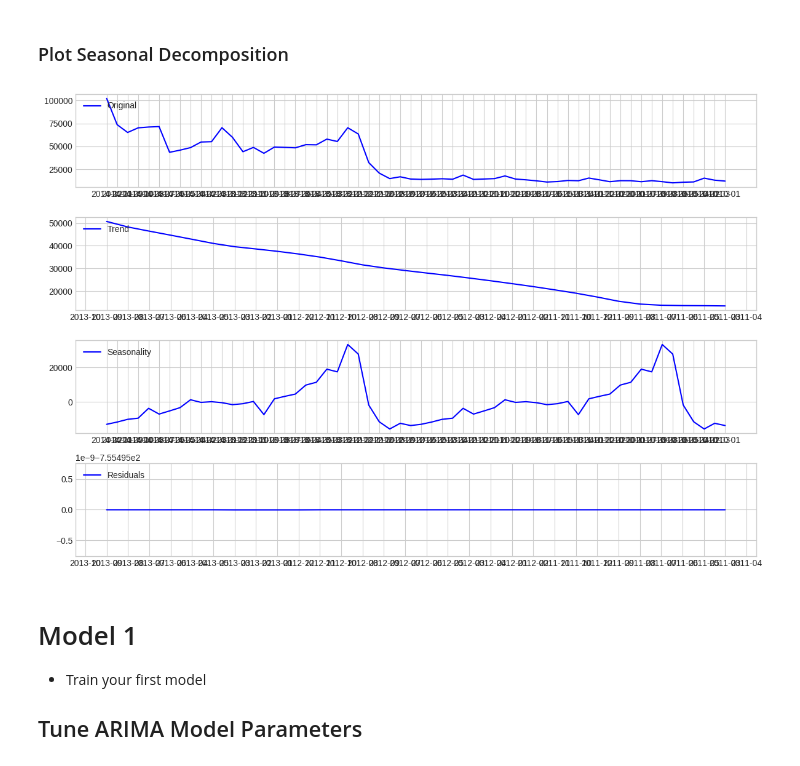
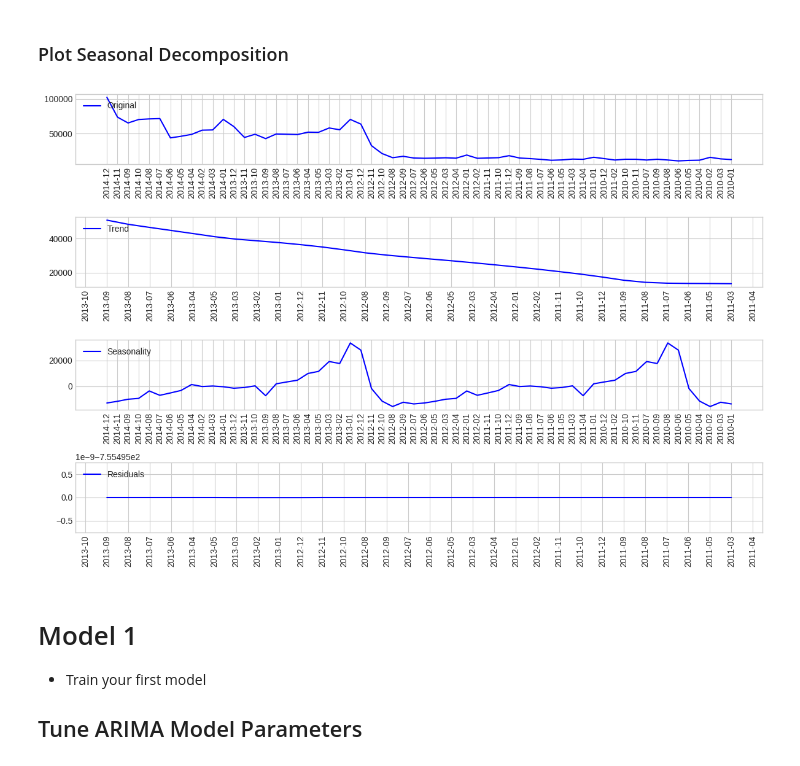
Before and after one commit to clairelin20523/dsc232r-amazon-predictive-modeling, a Jupyter notebook: milestone4.ipynb, the cells around one changed output. Saved outputs shown, nothing was run; the diff lists cells and outputs as text; code cells hidden in the pictures.

```diff
--- a/milestone4.ipynb
+++ b/milestone4.ipynb
@@ -805,32 +817,40 @@ plot_categories(subcategory)
 # %% [markdown]
 ### Plot Seasonal Decomposition
 # %%
-count_per_month2 = train_df.groupBy("review_date", "subcategory").agg(F.count("*").alias("count"))
-df_pd2 = count_per_month2.toPandas()
+def seasonal_decomp(df):
+    count_per_month2 = df.groupBy("review_date", "subcategory").agg(F.count("*").alias("count"))
+    df_pd2 = count_per_month2.toPandas()
 
-df_pd2 = df_pd2[df_pd2['subcategory'] == 'Media']
-df_pd2.set_index('review_date', inplace=True)
-count_series = df_pd2['count']
+    df_pd2 = df_pd2[df_pd2['subcategory'] == 'Media']
+    df_pd2.set_index('review_date', inplace=True)
+    count_series = df_pd2['count']
 
-result = seasonal_decompose(count_series, model='additive', period=30)
+    result = seasonal_decompose(count_series, model='additive', period=30)
 
-plt.figure(figsize=(12, 8))
-plt.subplot(411)
-plt.plot(result.observed, label='Original', color='blue')
-plt.legend(loc='upper left')
-plt.subplot(412)
-plt.plot(result.trend, label='Trend', color='blue')
-plt.legend(loc='upper left')
-plt.subplot(413)
-plt.plot(result.seasonal, label='Seasonality', color='blue')
-plt.legend(loc='upper left')
-plt.subplot(414)
-plt.plot(result.resid, label='Residuals', color='blue')
-plt.legend(loc='upper left')
-plt.tight_layout()
-plt.show()
+    plt.figure(figsize=(12, 8))
+    plt.subplot(411)
+    plt.plot(result.observed, label='Original', color='blue')
+    plt.legend(loc='upper left')
+    plt.xticks(rotation=90)
+    plt.subplot(412)
+    plt.plot(result.trend, label='Trend', color='blue')
+    plt.legend(loc='upper left')
+    plt.xticks(rotation=90)
+    plt.subplot(413)
+    plt.plot(result.seasonal, label='Seasonality', color='blue')
+    plt.legend(loc='upper left')
+    plt.xticks(rotation=90)
+    plt.subplot(414)
+    plt.plot(result.resid, label='Residuals', color='blue')
+    plt.legend(loc='upper left')
+    plt.xticks(rotation=90)
+    plt.tight_layout()
+    return plt
-# %% [output]
-[figure, removed]
+# %%
+plt = seasonal_decomp(train_df)
+#plt.savefig('4.png')
+# %% [output]
+[figure, added]
 # %% [markdown]
 # Model 1
 * Train your first model
```
Also changed, not shown: parts of 25 cells of this notebook.
